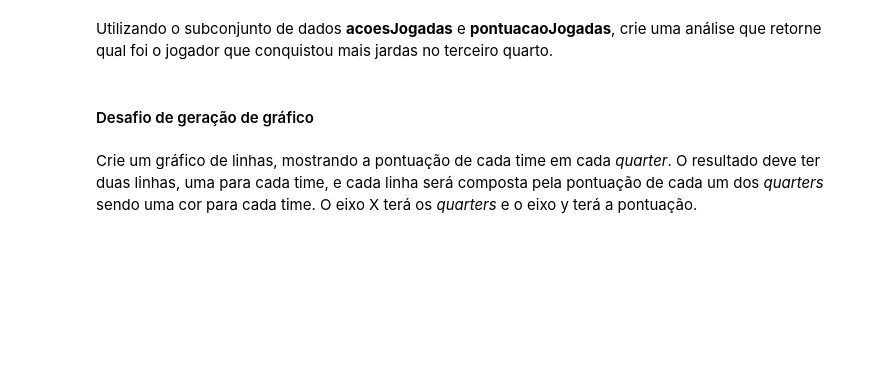
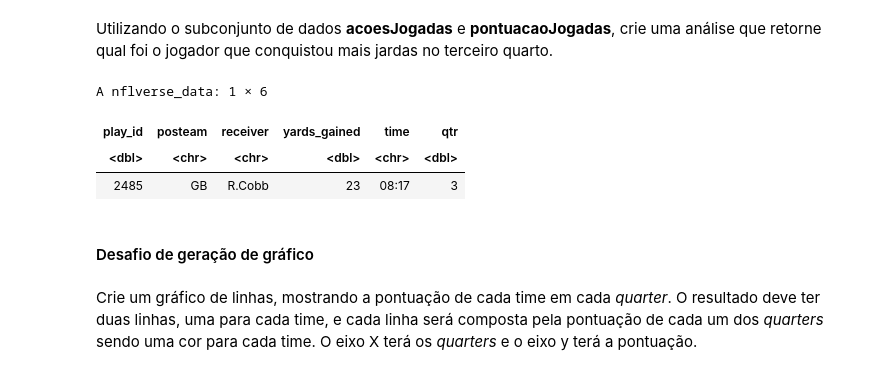
Before and after one commit to rfsampaio/postgraduate_data_science, a Jupyter notebook: notebooks/PL_A7.ipynb, the cells around one changed output. Cells and saved outputs as stored; diff of their text form; code cells hidden in the pictures; blank space fills up the shorter version.

```diff
--- a/notebooks/PL_A7.ipynb
+++ b/notebooks/PL_A7.ipynb
@@ -313,3 +351,18 @@ Utilizando o subconjunto de dados **acoesJogadas** e **pontuacaoJogadas**, crie
+# %%
+# Seu código de resposta vai aqui
+
+temp <- acoesJogadas %>% #primeiro dataset
+inner_join( pontuacaoJogadas, by='play_id' ) %>% #segundo dataset combinando com o primeiro
+select( play_id, posteam, receiver, yards_gained, time, qtr ) %>% #seleção de variáveis
+filter( qtr == 3 ) #filtro de dados
+final <- temp[complete.cases(temp[4:4]),] %>% #removendo valores "NA" da coluna 4 (yards_gained)
+filter( yards_gained == max( yards_gained ) ) #filtro de dados
+final
+# %% [output]
+A nflverse_data: 1 × 6
+| play_id | posteam | receiver | yards_gained | time | qtr |
+| <dbl> | <chr> | <chr> | <dbl> | <chr> | <dbl> |
+| 2485 | GB | R.Cobb | 23 | 08:17 | 3 |
 # %% [markdown]
 #### Desafio de geração de gráfico
 # %% [markdown]
```
Also changed, not shown: parts of 14 cells of this notebook, 1 other file.
